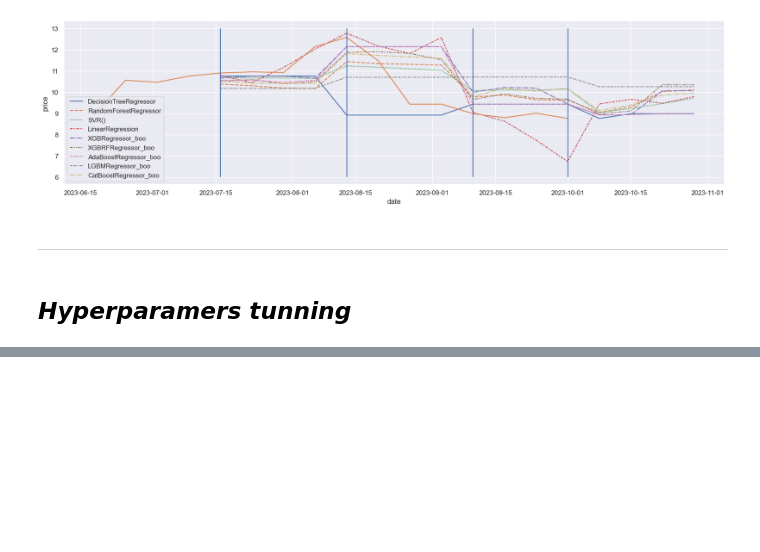
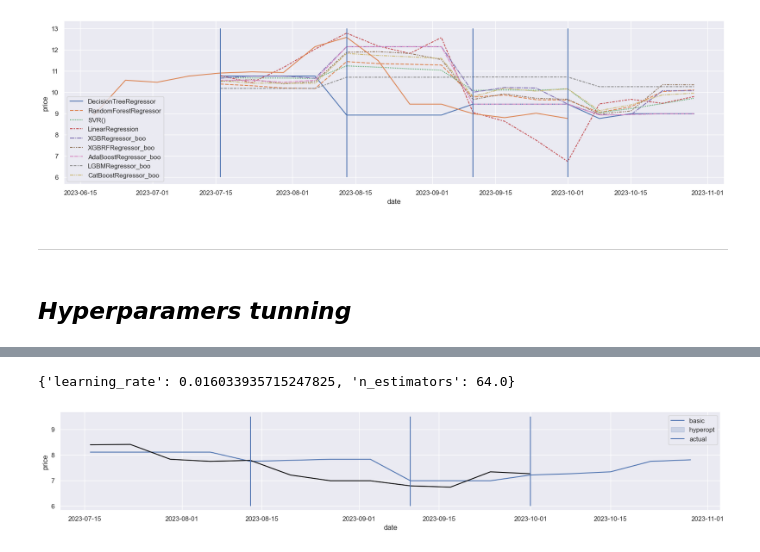
Before and after one commit to omar-ammar0/Intern_Final_Project, a Jupyter notebook: notebooks/Data_Cleaning/Data_Modelling.ipynb, the cells around one changed output, grey strips where cells are left out. Drawn from its saved outputs; the diff is of its cells as text; code cells hidden in the pictures; blank space fills up the shorter version.

```diff
--- a/notebooks/Data_Cleaning/Data_Modelling.ipynb
+++ b/notebooks/Data_Cleaning/Data_Modelling.ipynb
@@ -343,0 +341,65 @@ fig.show()
+# %%
+space = {
+    'n_estimators':hp.quniform('n_estimators',50,100,1),
+    'learning_rate':hp.loguniform("learning_rate",-5,1)
+}
+# %%
+def objective(space):
+   test_data=df_red[-20:]
+   time_series_data = test_data.values
+   for train_index, test_index in tscv.split(time_series_data):
+                                  X_train, y_train = time_series_data[train_index, 1:], time_series_data[train_index, 0]
+                                  X_test, y_test = time_series_data[test_index, 1:], time_series_data[test_index, 0]
+
+                                  model_opt = AdaBoostRegressor(
+                                                                n_estimators=int(space['n_estimators']),
+                                                                learning_rate=space['learning_rate'])
+
+
+                                  model_opt.fit(X_train,y_train)
+                                  mae_scores =[]
+                                  mae=mean_absolute_error(y_test,model_opt.predict(X_test))
+                                  mae_scores.append(mae)
+                                  mean_mae=np.mean(mae_scores)
+                                  return {
+                                          'loss': mean_mae,
+                                          'status': STATUS_OK
+                                          }
+
+best = fmin(fn=objective, space=space, algo=tpe.suggest, max_evals=100)
+print(best)
+# %% [output]
+{'learning_rate': 0.016033935715247825, 'n_estimators': 64.0}
+# %%
+tscv = TimeSeriesSplit(n_splits=4,max_train_size=16,test_size=4,gap=0)
+y_pred_results=[]
+test_data=df_red[-20:]
+time_series_data = test_data.values
+for train_index, test_index in tscv.split(time_series_data):
+                X_train, y_train = time_series_data[train_index, 1:], time_series_data[train_index, 0]
+                X_test, y_test = time_series_data[test_index, 1:], time_series_data[test_index, 0]
+
+                RF_Hyop=AdaBoostRegressor(
+                                          n_estimators=int(best['n_estimators']),
+                                          learning_rate=best['learning_rate'])
+
+                RF_Hyop.fit(X_train,y_train)
+                y_pred = RF_Hyop.predict(X_test)
+                y_pred_results.append(y_pred)
+                outcome=pd.DataFrame(pd.DataFrame(y_pred_results[0:4]).stack().reset_index(drop=True))
+                new_date_index=pd.date_range(start="2023-07-16",end="2023-10-29",freq="W")
+                new_date_index=pd.DataFrame({"date":new_date_index})
+                outcome_all=pd.concat([outcome,new_date_index],axis=1).set_index("date")
+
+
+fig, ax = plt.subplots(figsize = (20,3));
+y_min = 6
+y_max = 9.5
+#sns.lineplot(df_red_outcomes[0]['XGBRegressor_boo'],legend=True,color="red");
+sns.lineplot(outcome_all,legend=True,color="blue");
+sns.lineplot(df_red['price'][-16:-4],legend=True,color="black");
+plt.legend(["basic","hyperopt","actual"])
+ax.vlines(x=["2023-08-13","2023-09-10","2023-10-01"],ymax=y_max,ymin=y_min)
+fig.show()
+# %% [output]
+[figure, added]
```
Also changed, not shown: parts of 5 cells of this notebook, 4 other files.
